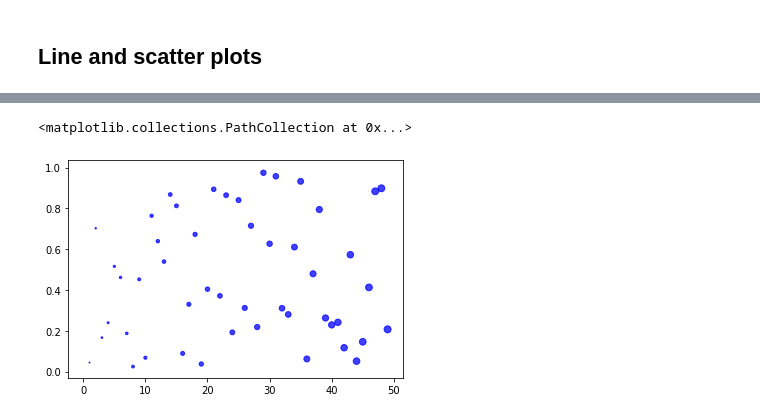
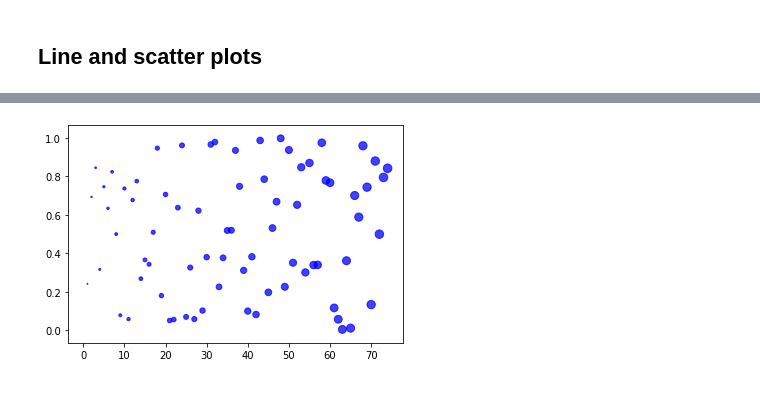
Before and after one commit to nnhamoinesu22/Matplotlib-Challenge, a Jupyter notebook: Pymaceuticals/pymaceuticals_starter.ipynb, the cells around one changed output, grey strips where cells are left out. Saved outputs shown, nothing was run; the diff lists cells and outputs as text; code cells hidden in the pictures.

```diff
--- a/Pymaceuticals/pymaceuticals_starter.ipynb
+++ b/Pymaceuticals/pymaceuticals_starter.ipynb
@@ -217,10 +211,12 @@ plt.show()
 # %%
 # Generate a scatter plot of mouse weight versus average tumor volume for the Capomulin regimen
-x_limit = 50
+
+x_limit = 75
 x_axis = np.arange(0, x_limit)
-data = [random.random() for value in x_axis]
-plt.scatter(x_axis, data, marker="o", facecolors= "blue",
+#y_values = study_data_combined['Tumor Volume (mm3)']
+y_values = [random.random() for value in x_axis]
+plt.scatter(x_axis, y_values, marker="o", facecolors= "blue",
             s=x_axis, alpha=0.75)
+plt.show()
 # %% [output]
-<matplotlib.collections.PathCollection at 0x...>
-[figure, old version]
+[figure, new version]
```
Also changed, not shown: parts of 7 cells of this notebook.
